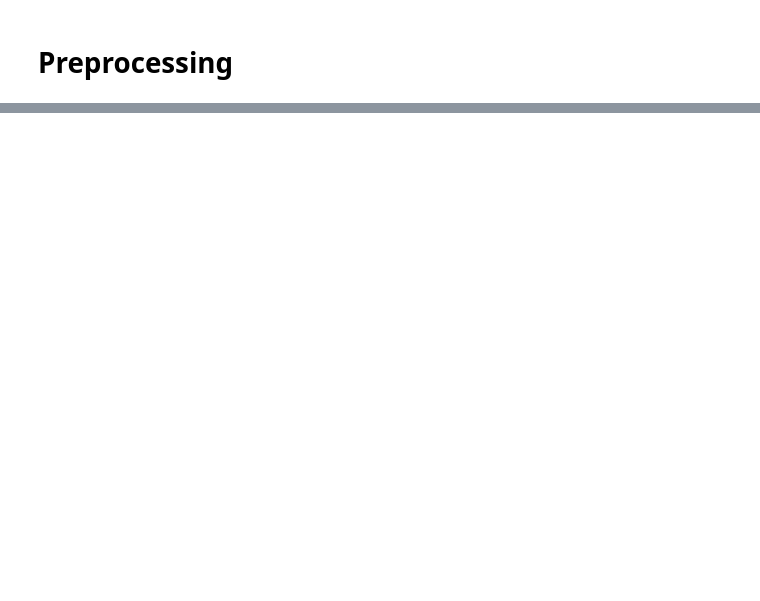
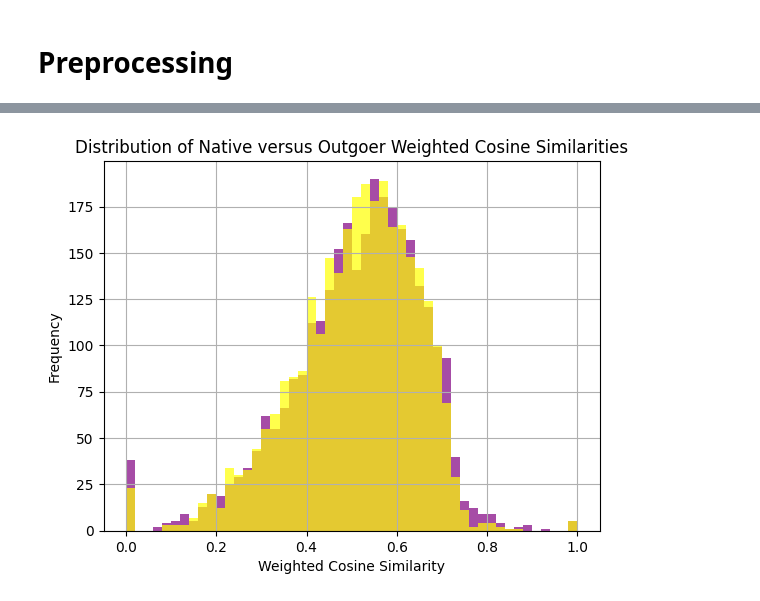
Before and after one commit to MarciaFG/alignment, a Jupyter notebook: 12172023_Cosine.ipynb, the cells around one changed output, grey strips where cells are left out. Drawn from its saved outputs; the diff is of its cells as text; code cells hidden in the pictures; blank space fills up the shorter version.

```diff
--- a/12172023_Cosine.ipynb
+++ b/12172023_Cosine.ipynb
@@ -224,0 +443,21 @@ cs = [dot(M_out_is[i, :], M_res_is[i, :])/(norm((M_out_is[i, :])*norm(M_res_is[i
+# %%
+# Extracting values from the dictionary
+import matplotlib.pyplot as plt
+
+# NATIVE | OUTGOERS
+values0 = [item['wcs_nat_out'] for item in weighted_cosine_similarities_nat_out.values()]
+values1 = [item['wcs_nat_new'] for item in weighted_cosine_similarities_nat_new.values()]
+values2 = [item['wcs_out_new'] for item in weighted_cosine_similarities_out_new.values()]
+
+
+plt.hist(values0, bins=50, color='purple', alpha=0.7)
+plt.hist(values1, bins=50, color='yellow', alpha=0.7)
+#plt.hist(values2, bins=50, color='blue', alpha=0.7)
+
+plt.title('Distribution of Native versus Outgoer Weighted Cosine Similarities')
+plt.xlabel('Weighted Cosine Similarity')
+plt.ylabel('Frequency')
+plt.grid(True)
+plt.show()
+# %% [output]
+[figure, added]
```
Also changed, not shown: parts of 23 cells of this notebook.
